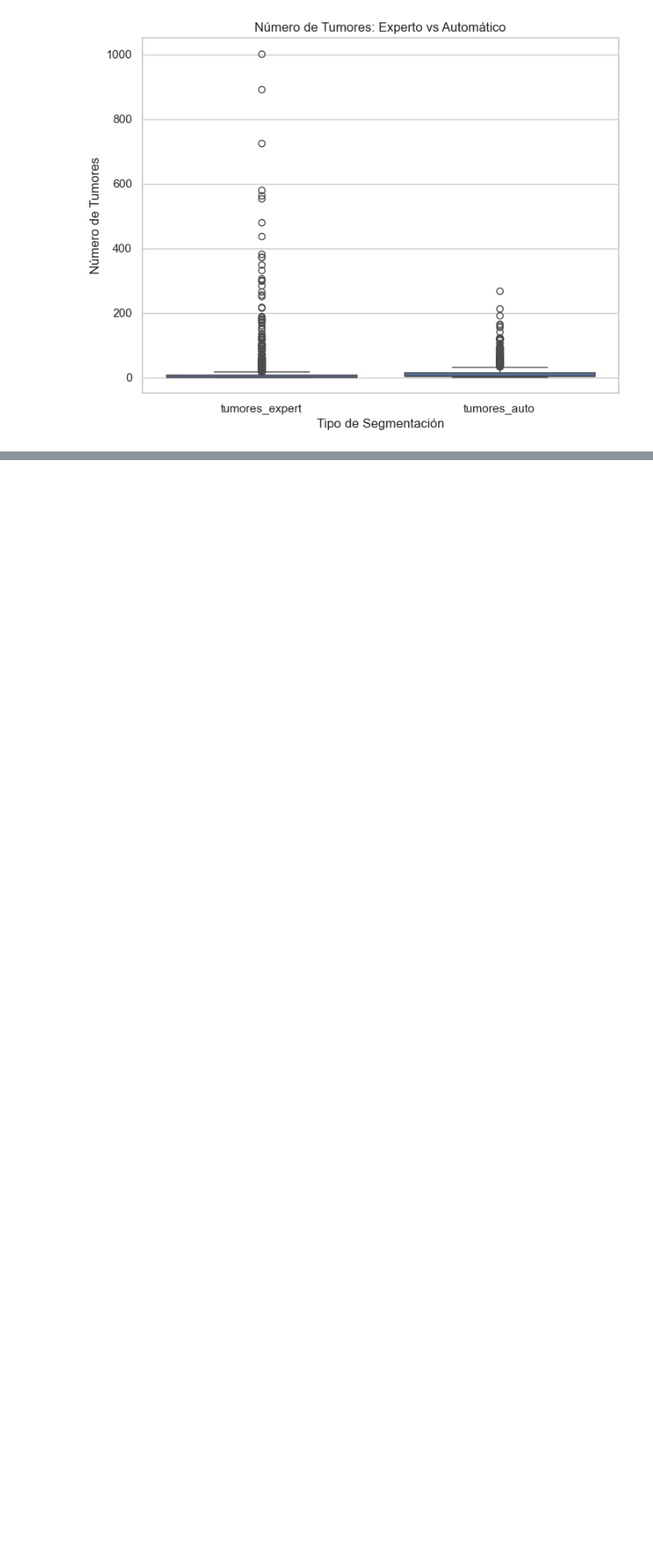
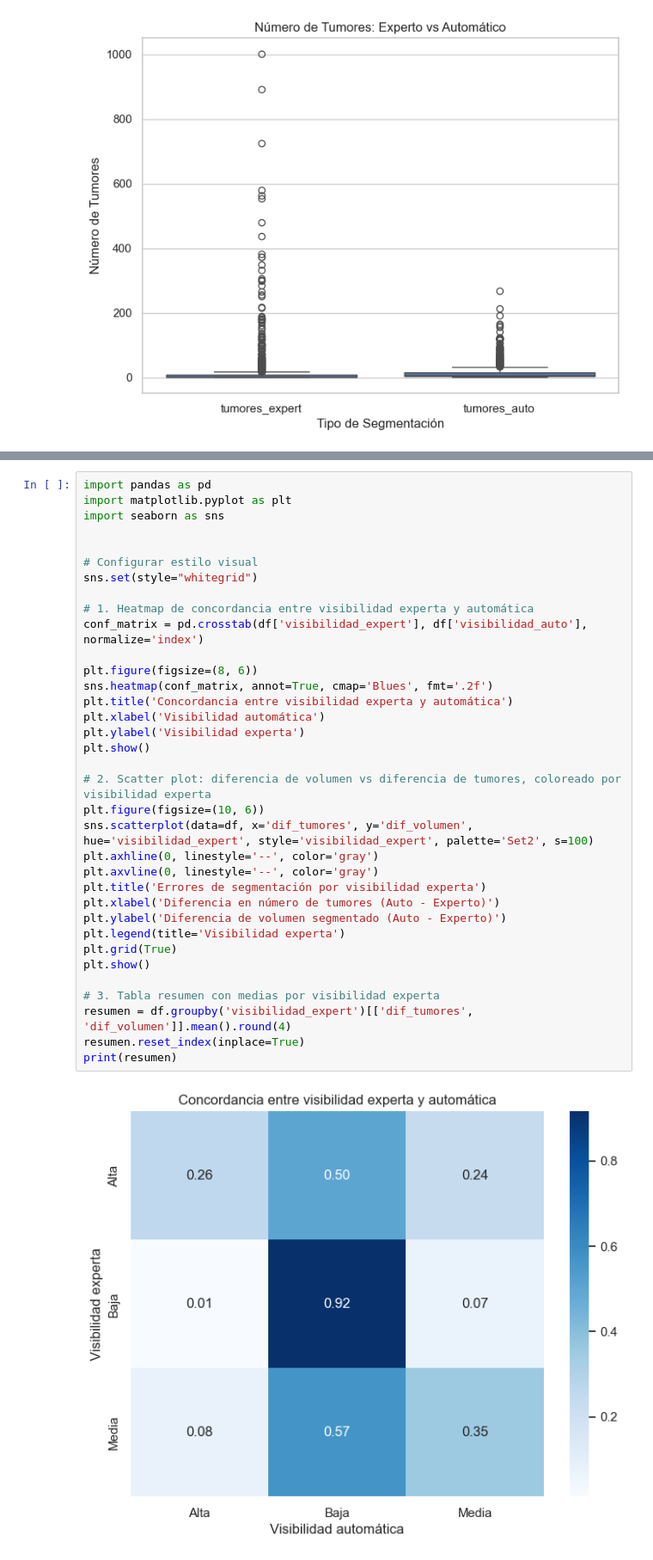
Before and after one commit to albabernal03/Mama_Mia, a Jupyter notebook: EDA_imagenes.ipynb, the cells around one changed output, grey strips where cells are left out. Shown at 86% size. Cells and saved outputs as stored; diff of their text form; blank space fills up the shorter version.

```diff
--- a/EDA_imagenes.ipynb
+++ b/EDA_imagenes.ipynb
@@ -370,0 +407,37 @@ plt.show()
+# %%
+import pandas as pd
+import matplotlib.pyplot as plt
+import seaborn as sns
+
+
+# Configurar estilo visual
+sns.set(style="whitegrid")
+
+# 1. Heatmap de concordancia entre visibilidad experta y automática
+conf_matrix = pd.crosstab(df['visibilidad_expert'], df['visibilidad_auto'], normalize='index')
+
+plt.figure(figsize=(8, 6))
+sns.heatmap(conf_matrix, annot=True, cmap='Blues', fmt='.2f')
+plt.title('Concordancia entre visibilidad experta y automática')
+plt.xlabel('Visibilidad automática')
+plt.ylabel('Visibilidad experta')
+plt.show()
+
+# 2. Scatter plot: diferencia de volumen vs diferencia de tumores, coloreado por visibilidad experta
+plt.figure(figsize=(10, 6))
+sns.scatterplot(data=df, x='dif_tumores', y='dif_volumen', hue='visibilidad_expert', style='visibilidad_expert', palette='Set2', s=100)
+plt.axhline(0, linestyle='--', color='gray')
+plt.axvline(0, linestyle='--', color='gray')
+plt.title('Errores de segmentación por visibilidad experta')
+plt.xlabel('Diferencia en número de tumores (Auto - Experto)')
+plt.ylabel('Diferencia de volumen segmentado (Auto - Experto)')
+plt.legend(title='Visibilidad experta')
+plt.grid(True)
+plt.show()
+
+# 3. Tabla resumen con medias por visibilidad experta
+resumen = df.groupby('visibilidad_expert')[['dif_tumores', 'dif_volumen']].mean().round(4)
+resumen.reset_index(inplace=True)
+print(resumen)
+# %% [output]
+[figure, added]
```
Also changed, not shown: parts of 4 cells of this notebook.
